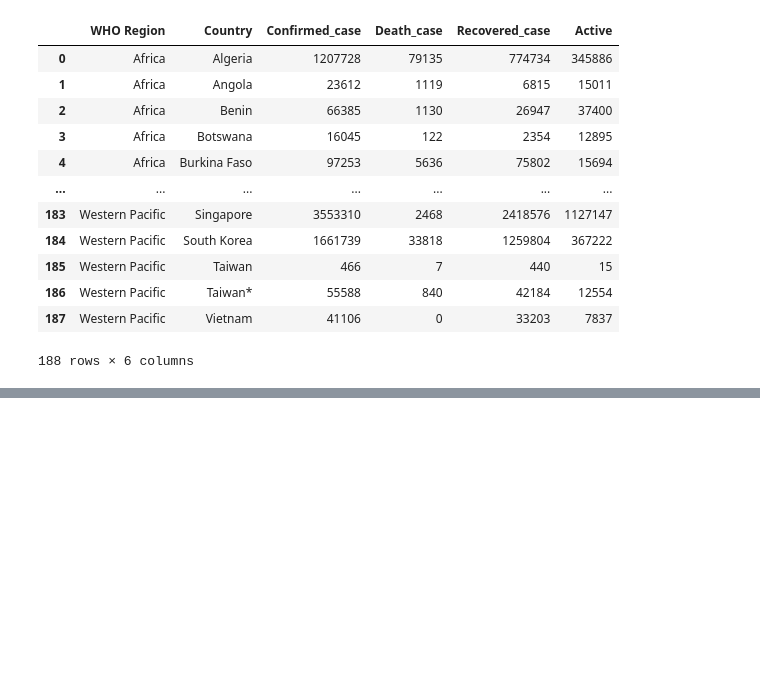
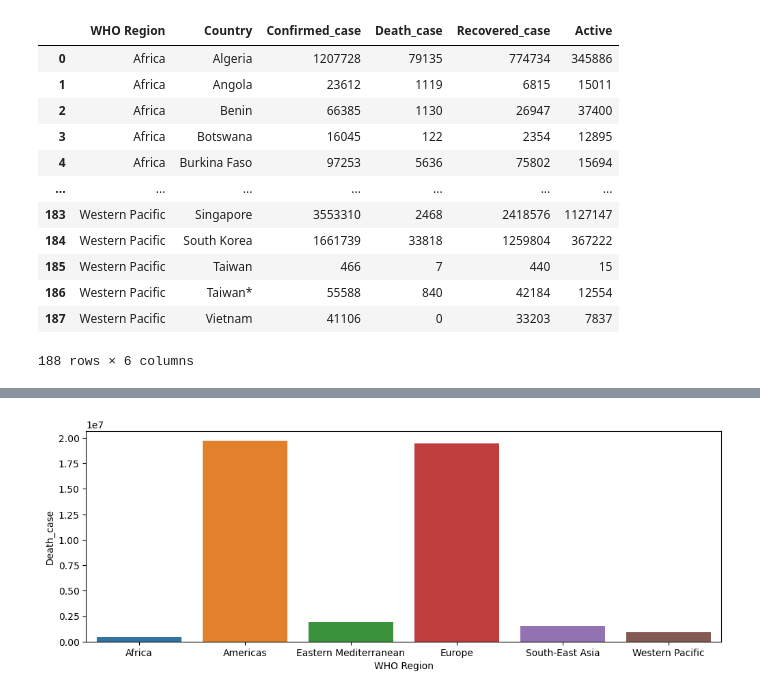
Before and after one commit to NitinSingh2908/Python, a Jupyter notebook: COVID DATA.ipynb, the cells around one changed output, grey strips where cells are left out. Drawn from its saved outputs; the diff is of its cells as text; code cells hidden in the pictures; blank space fills up the shorter version.

```diff
--- a/COVID DATA.ipynb
+++ b/COVID DATA.ipynb
@@ -619,0 +631,3 @@ Done
+# %%
+x = df.groupby("WHO Region")["Death_case"].sum().reset_index()
+x
@@ -619,0 +649,6 @@ Done
+# %%
+plt.figure(figsize=(12,4))
+sns.barplot(data = x, x="WHO Region", y = "Death_case")
+plt.show()
+# %% [output]
+[figure, added]
```
Also changed, not shown: parts of 6 cells of this notebook, 2 other files.
